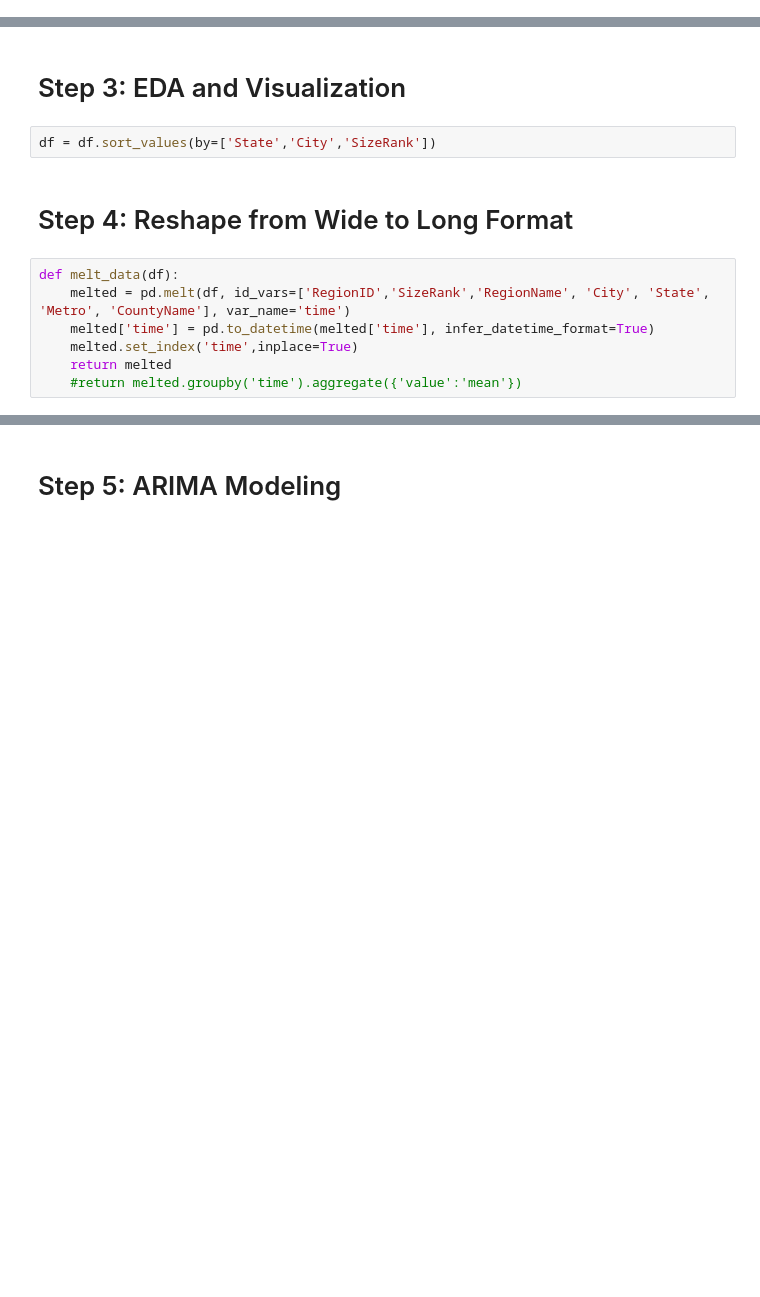
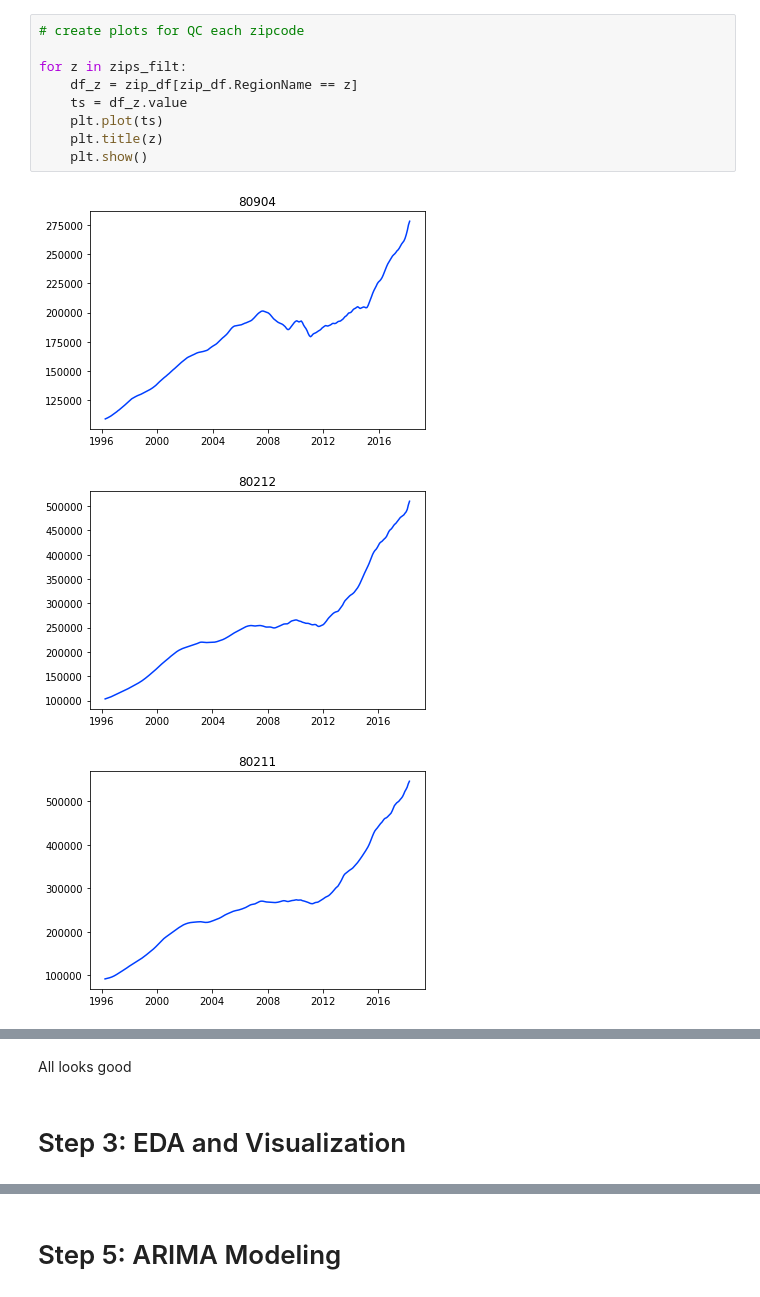
Before and after one commit to tinaprisma/dsc-mod-4-project-online-ds-sp-000, a Jupyter notebook: mod_4_starter_notebook.ipynb, the cells around one changed output, grey strips where cells are left out. Saved outputs shown, nothing was run; the diff lists cells and outputs as text; blank space fills up the shorter version.

```diff
--- a/mod_4_starter_notebook.ipynb
+++ b/mod_4_starter_notebook.ipynb
@@ -102,0 +178,13 @@ df.dropna(inplace=True)
+# %%
+# create plots for QC each zipcode
+
+for z in zips_filt:
+    df_z = zip_df[zip_df.RegionName == z]
+    ts = df_z.value
+    plt.plot(ts)
+    plt.title(z)
+    plt.show()
+# %% [output]
+[figure, added]
+[figure, added]
+[figure, added]
@@ -103,13 +193,4 @@ df.dropna(inplace=True)
+# %% [markdown]
+All looks good
 # %% [markdown]
 # Step 3: EDA and Visualization
-# %%
-df = df.sort_values(by=['State','City','SizeRank'])
-# %% [markdown]
-# Step 4: Reshape from Wide to Long Format
-# %%
-def melt_data(df):
-    melted = pd.melt(df, id_vars=['RegionID','SizeRank','RegionName', 'City', 'State', 'Metro', 'CountyName'], var_name='time')
-    melted['time'] = pd.to_datetime(melted['time'], infer_datetime_format=True)
-    melted.set_index('time',inplace=True)
-    return melted
-    #return melted.groupby('time').aggregate({'value':'mean'})
```
Also changed, not shown: parts of 52 cells of this notebook.
